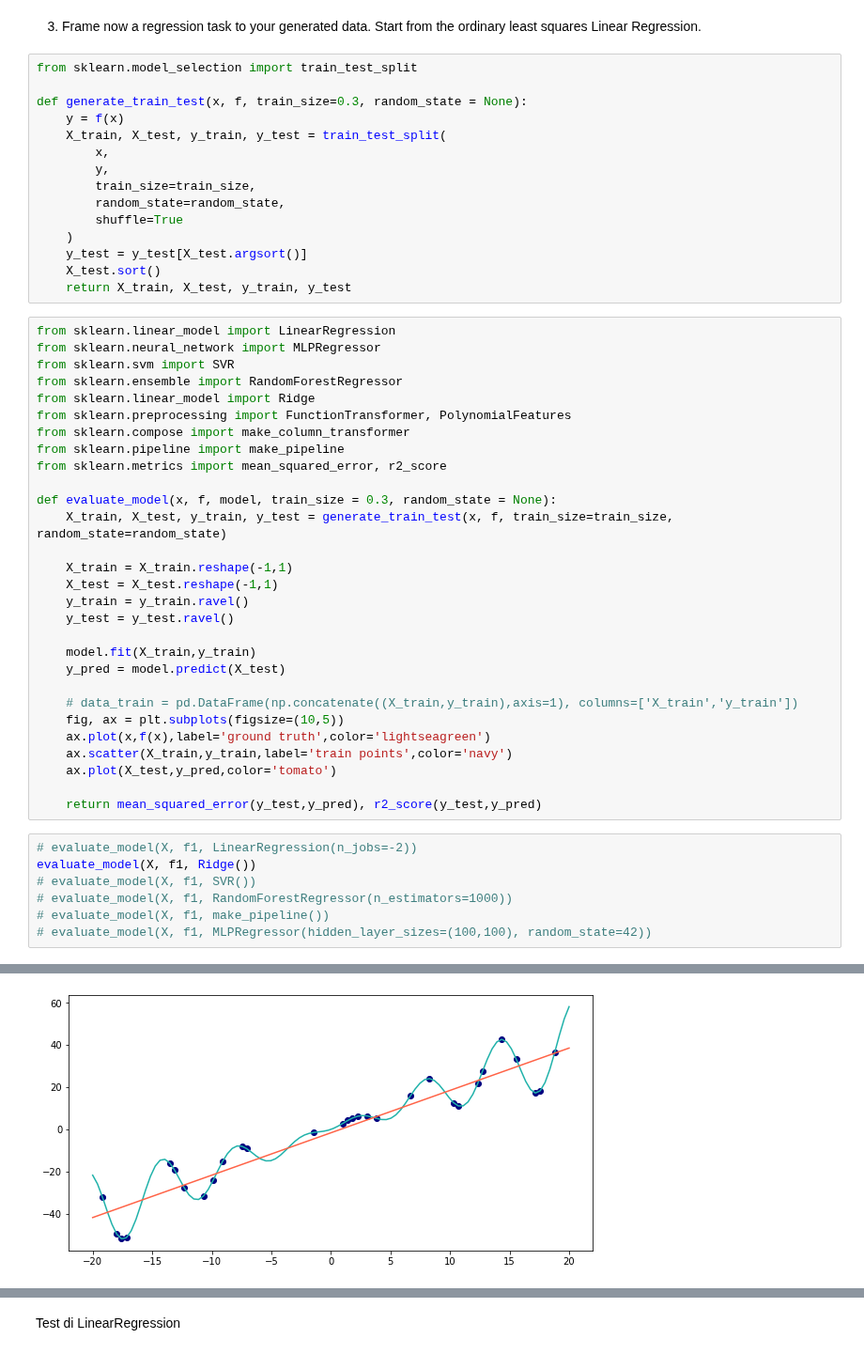
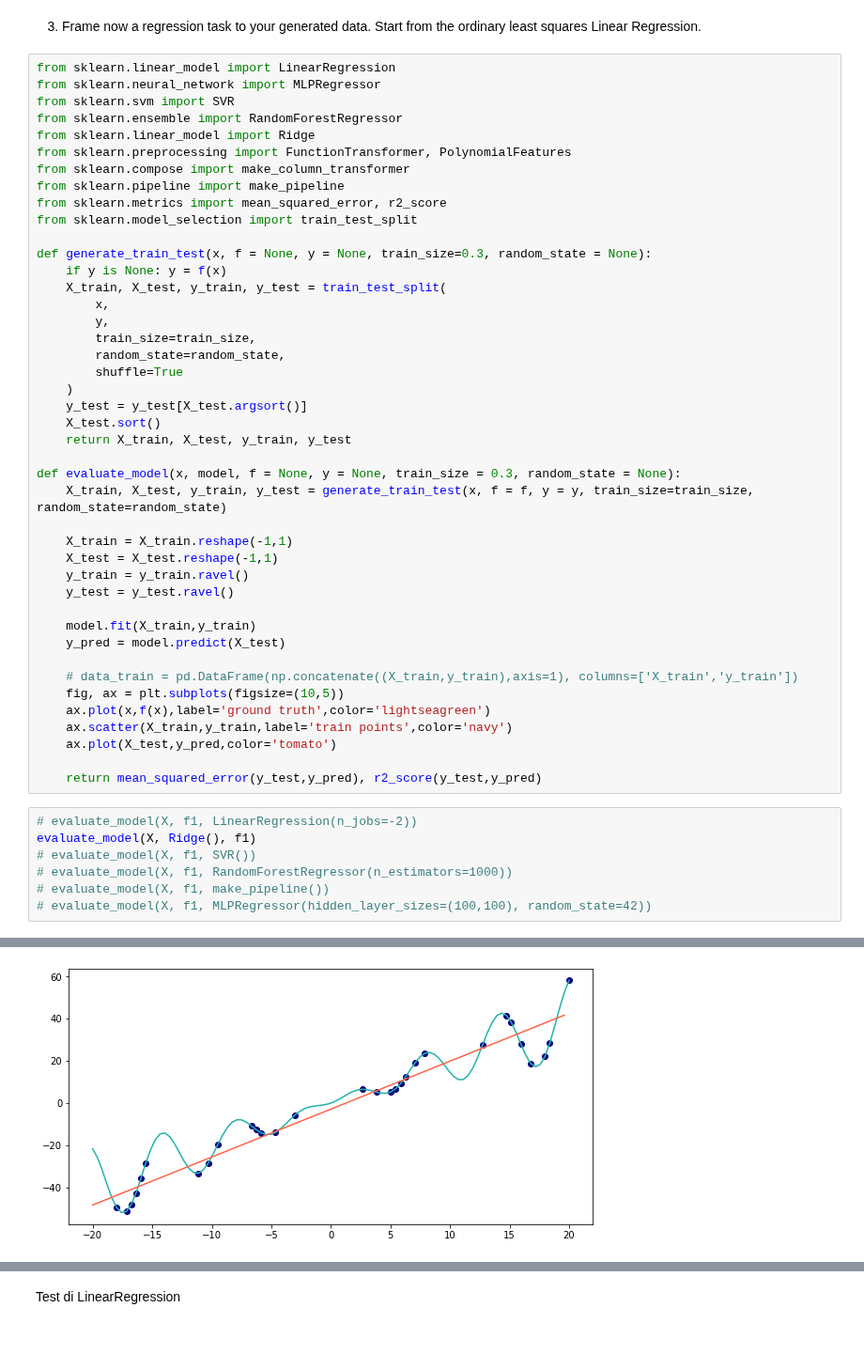
Before and after one commit to Edoch94/data-science-lab-1, a Jupyter notebook: MyRepo/Lab8/Lab8.ipynb, the cells around one changed output, grey strips where cells are left out. Shown at 94% size. Cells and saved outputs as stored; diff of their text form.

```diff
--- a/MyRepo/Lab8/Lab8.ipynb
+++ b/MyRepo/Lab8/Lab8.ipynb
@@ -28,21 +30,6 @@ sns.lineplot(x=X,y=f3(X),ax=axs[2])
 [figure]
 # %% [markdown]
 3. Frame now a regression task to your generated data. Start from the ordinary least squares Linear Regression.
-# %%
-from sklearn.model_selection import train_test_split
-
-def generate_train_test(x, f, train_size=0.3, random_state = None):
-    y = f(x)
-    X_train, X_test, y_train, y_test = train_test_split(
-        x,
-        y,
-        train_size=train_size,
-        random_state=random_state,
-        shuffle=True
-    )
-    y_test = y_test[X_test.argsort()]
-    X_test.sort()
-    return X_train, X_test, y_train, y_test
 # %%
 from sklearn.linear_model import LinearRegression
 from sklearn.neural_network import MLPRegressor
@@ -53,9 +40,23 @@ from sklearn.preprocessing import FunctionTransformer, PolynomialFeatures
 from sklearn.compose import make_column_transformer
 from sklearn.pipeline import make_pipeline
 from sklearn.metrics import mean_squared_error, r2_score
+from sklearn.model_selection import train_test_split
 
-def evaluate_model(x, f, model, train_size = 0.3, random_state = None):
-    X_train, X_test, y_train, y_test = generate_train_test(x, f, train_size=train_size, random_state=random_state)
+def generate_train_test(x, f = None, y = None, train_size=0.3, random_state = None):
+    if y is None: y = f(x)
+    X_train, X_test, y_train, y_test = train_test_split(
+        x,
+        y,
+        train_size=train_size,
+        random_state=random_state,
+        shuffle=True
+    )
+    y_test = y_test[X_test.argsort()]
+    X_test.sort()
+    return X_train, X_test, y_train, y_test
+
+def evaluate_model(x, model, f = None, y = None, train_size = 0.3, random_state = None):
+    X_train, X_test, y_train, y_test = generate_train_test(x, f = f, y = y, train_size=train_size, random_state=random_state)
 
     X_train = X_train.reshape(-1,1)
     X_test = X_test.reshape(-1,1)
@@ -74,7 +75,7 @@ def evaluate_model(x, f, model, train_size = 0.3, random_state = None):
     return mean_squared_error(y_test,y_pred), r2_score(y_test,y_pred)
 # %%
 # evaluate_model(X, f1, LinearRegression(n_jobs=-2))
-evaluate_model(X, f1, Ridge())
+evaluate_model(X, Ridge(), f1)
 # evaluate_model(X, f1, SVR())
 # evaluate_model(X, f1, RandomForestRegressor(n_estimators=1000))
 # evaluate_model(X, f1, make_pipeline())
@@ -84,4 +85,4 @@ evaluate_model(X, f1, Ridge())
-[figure, old version]
+[figure, new version]
 # %%
 t = PrettyTable()
 t.field_names = ['model', 'MSE', 'R2']
```
Also changed, not shown: parts of 24 cells of this notebook, 2 other files.
